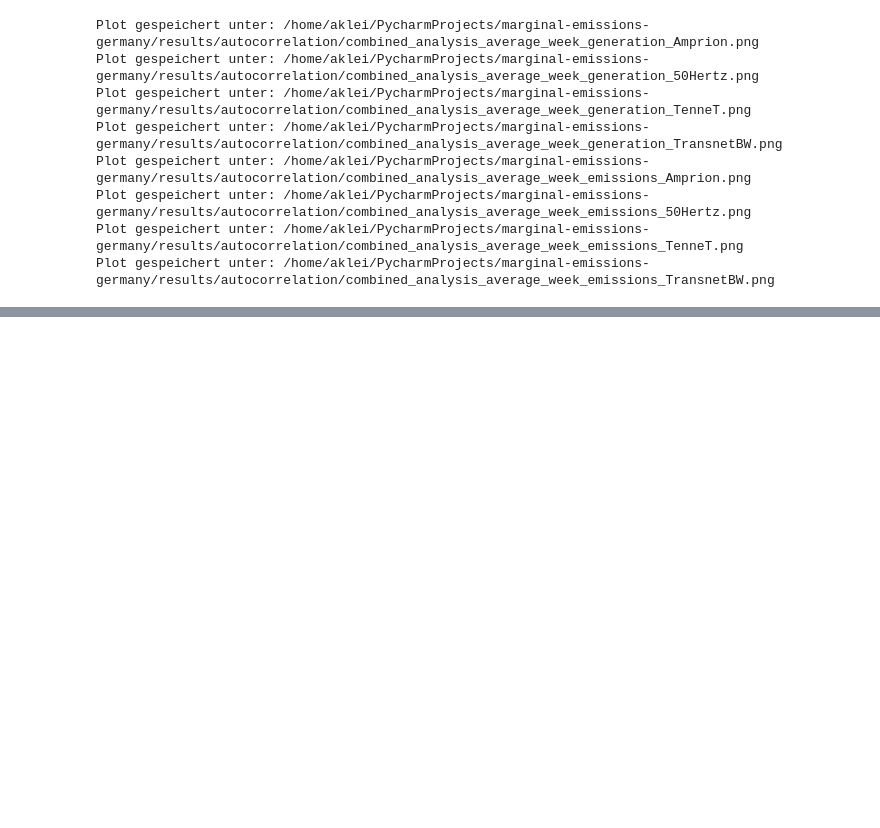
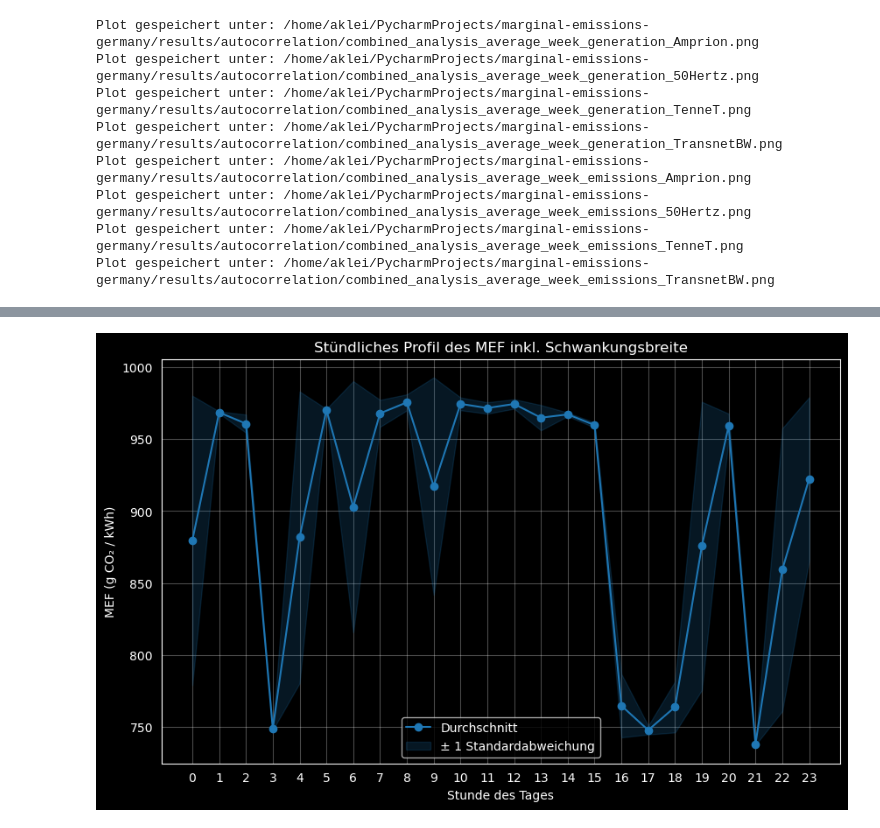
Before and after one commit to AK960/marginal-emissions-germany, a Jupyter notebook: notebooks/test_autocorrelation.ipynb, the cells around one changed output, grey strips where cells are left out. Saved outputs shown, nothing was run; the diff lists cells and outputs as text; code cells hidden in the pictures; blank space fills up the shorter version.

```diff
--- a/notebooks/test_autocorrelation.ipynb
+++ b/notebooks/test_autocorrelation.ipynb
@@ -545,0 +637,29 @@ print(result.summary())
+# %%
+plt.figure(figsize=(10, 6))
+
+# Durchschnitt und Standardabweichung berechnen
+hourly_avg = plot_df.groupby(plot_df.index.hour)['mef_g_kWh'].mean()
+hourly_std = plot_df.groupby(plot_df.index.hour)['mef_g_kWh'].std()
+
+# Durchschnittslinie plotten
+plt.plot(hourly_avg.index, hourly_avg.values, marker='o', color='tab:blue', label='Durchschnitt')
+
+# Schattierten Bereich für die Standardabweichung (+/- 1 Std.Abw.) hinzufügen
+plt.fill_between(
+    hourly_avg.index,
+    hourly_avg - hourly_std,
+    hourly_avg + hourly_std,
+    color='tab:blue',
+    alpha=0.2,
+    label='± 1 Standardabweichung'
+)
+
+plt.title('Stündliches Profil des MEF inkl. Schwankungsbreite')
+plt.xlabel('Stunde des Tages')
+plt.ylabel('MEF (g CO₂ / kWh)')
+plt.xticks(range(0, 24))
+plt.legend()
+plt.grid(True, alpha=0.3)
+plt.show()
+# %% [output]
+[figure, added]
```
Also changed, not shown: parts of 12 cells of this notebook, 6 other files.
